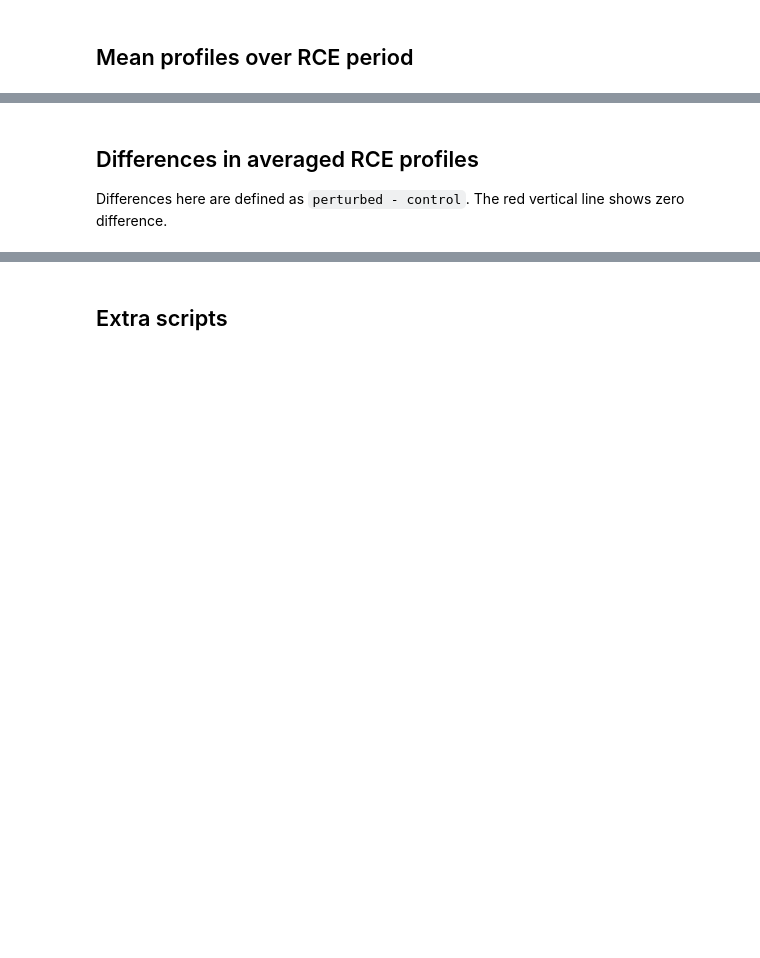
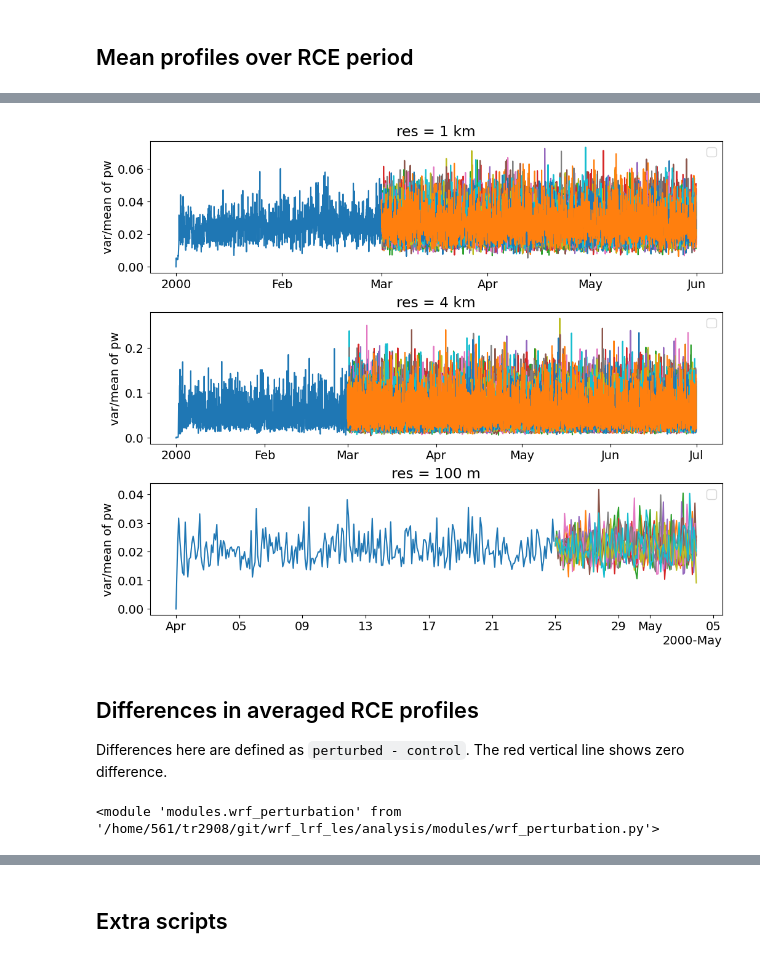
Before and after one commit to traupach/wrf_lrf_les, a Jupyter notebook: analysis/perturbation_analysis.ipynb, the cells around one changed output, grey strips where cells are left out. Drawn from its saved outputs; the diff is of its cells as text; code cells hidden in the pictures; blank space fills up the shorter version.

```diff
--- a/analysis/perturbation_analysis.ipynb
+++ b/analysis/perturbation_analysis.ipynb
@@ -150,3 +117,12 @@ wp.plot_mean_profiles(
+# %%
+_, axs = plt.subplots(figsize=(12,10), nrows=len(wrf_pw_sv_ts), gridspec_kw={'hspace': 0.3})
+for i, res in enumerate(wrf_pw_sv_ts):
+    wrf_pw_sv_ts[res].pw_scaled_var.plot(x='time', hue='Dataset', ax=axs[i])
+    axs[i].legend([])
+    axs[i].set_xlabel('')
+    axs[i].set_ylabel('var/mean of pw')
+# %% [output]
+[figure, added]
 # %% [markdown]
 ## Differences in averaged RCE profiles
 
@@ -283,0 +139,5 @@ plot_responses(
+# %%
+from importlib import reload
+reload(wp)
+# %% [output]
+<module 'modules.wrf_perturbation' from '/home/561/tr2908/git/wrf_lrf_les/analysis/modules/wrf_perturbation.py'>
```
Also changed, not shown: parts of 11 cells of this notebook, 16 other files.
